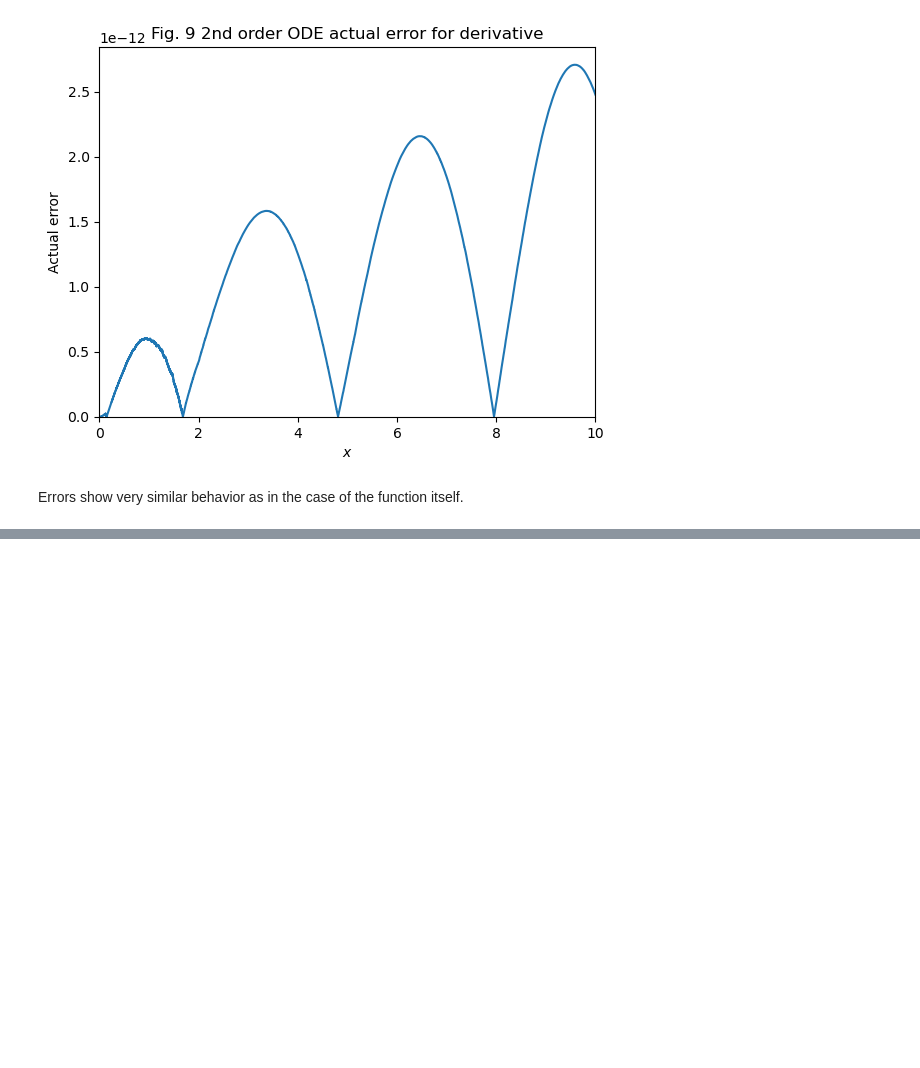
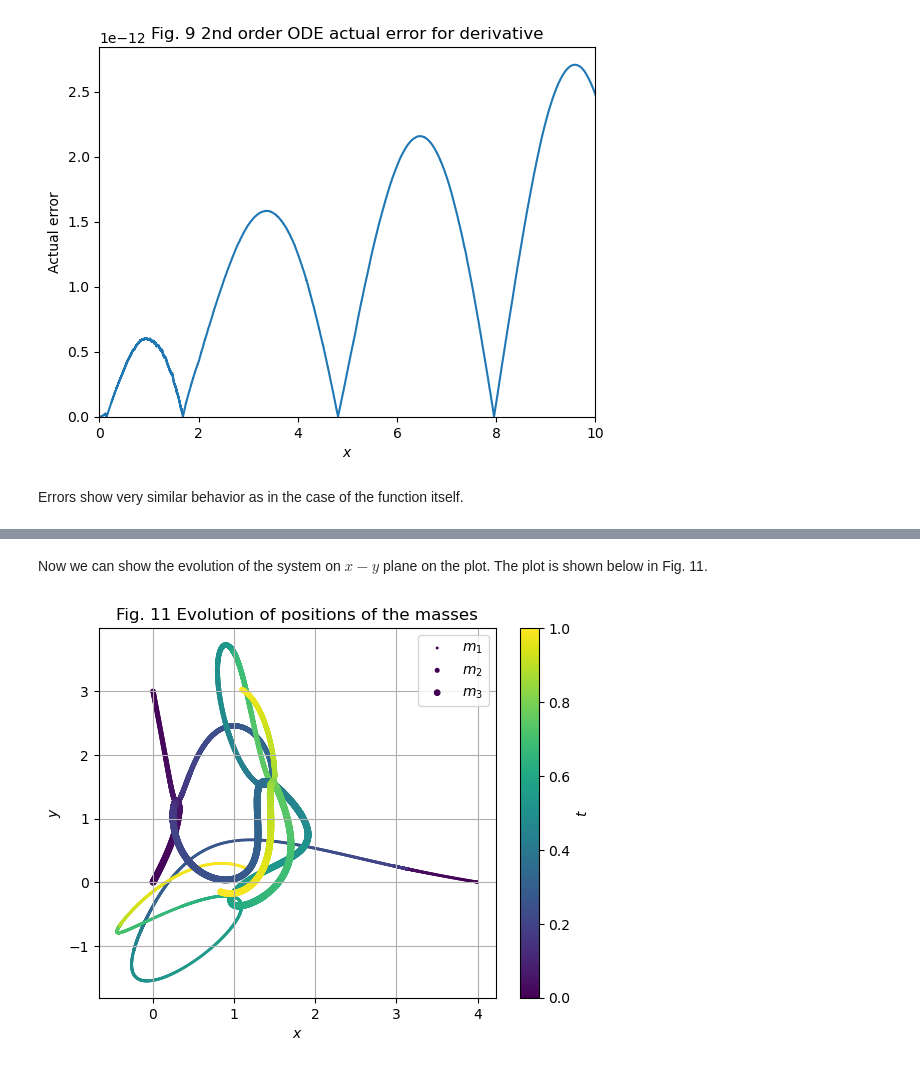
Before and after one commit to askoldvilkha/CompMethods_Astro23, a Jupyter notebook: HW3/hw3_vilkha.ipynb, the cells around one changed output, grey strips where cells are left out. Saved outputs shown, nothing was run; the diff lists cells and outputs as text; code cells hidden in the pictures; blank space fills up the shorter version.

```diff
--- a/HW3/hw3_vilkha.ipynb
+++ b/HW3/hw3_vilkha.ipynb
@@ -535,0 +636,13 @@ Errors show very similar behavior as in the case of the function itself.
+# %%
+def Newton_grav_velocity(t, r, v):
+    '''
+    This function is an auxilliary function for RK4_adaptive algorithm to solve the 2nd order ODE for the 3 body problem in Newtonian gravity.
+    Returns the velocity of the masses.
+    '''
+    return v
+# %%
+# define initial conditions
+r_0 = np.array([[4, 0, 0], [0, 3, 0], [0, 0, 0]])
+v_0 = np.array([[0, 0, 0], [0, 0, 0], [0, 0, 0]])
+# %%
+newton_3body_data = RK4_adaptive(func = Newton_grav_acceleration, bracket = [0, 10], x_0 = 0, y_0 = r_0, h_0 = 0.1, tol = 1e-10, func_prime = Newton_grav_velocity, y_0_prime = v_0)
@@ -535,0 +651,29 @@ Errors show very similar behavior as in the case of the function itself.
+# %%
+newton_3body_time = newton_3body_data[0]
+newton_3body_r_1 = np.zeros((len(newton_3body_time), 3))
+newton_3body_r_2 = np.zeros((len(newton_3body_time), 3))
+newton_3body_r_3 = np.zeros((len(newton_3body_time), 3))
+newton_3body_v_1 = np.zeros((len(newton_3body_time), 3))
+newton_3body_v_2 = np.zeros((len(newton_3body_time), 3))
+newton_3body_v_3 = np.zeros((len(newton_3body_time), 3))
+for i in range(len(newton_3body_time)):
+    newton_3body_r_1[i] = newton_3body_data[1][i * 9 : i * 9 + 3] # first 3 components are for the 1st body
+    newton_3body_r_2[i] = newton_3body_data[1][i * 9 + 3 : i * 9 + 6] # second 3 components are for the 2nd body
+    newton_3body_r_3[i] = newton_3body_data[1][i * 9 + 6 : i * 9 + 9] # last 3 components are for the 3rd body
+    newton_3body_v_1[i] = newton_3body_data[2][i * 9 : i * 9 + 3]
+    newton_3body_v_2[i] = newton_3body_data[2][i * 9 + 3 : i * 9 + 6]
+    newton_3body_v_3[i] = newton_3body_data[2][i * 9 + 6 : i * 9 + 9]
+# %% [markdown]
+Now we can show the evolution of the system on $x-y$ plane on the plot. The plot is shown below in Fig. 11.
+# %%
+# plot the positions of the masses
+gradient = np.linspace(0, 1, len(newton_3body_time))
+plt.scatter(newton_3body_r_1.T[0], newton_3body_r_1.T[1], label = r'$m_1$', c = gradient, s = 5, marker = '.')
+plt.scatter(newton_3body_r_2.T[0], newton_3body_r_2.T[1], label = r'$m_2$', c = gradient, s = 7)
+plt.scatter(newton_3body_r_3.T[0], newton_3body_r_3.T[1], label = r'$m_3$', c = gradient, s = 15, marker = 'o')
+cbar = plt.colorbar(); cbar.set_label(r'$t$')
+plt.grid(True); plt.legend()
+plt.xlabel(r'$x$'); plt.ylabel(r'$y$')
+plt.title(r'Fig. 11 Evolution of positions of the masses');
+# %% [output]
+[figure, added]
```
Also changed, not shown: parts of 38 cells of this notebook.
